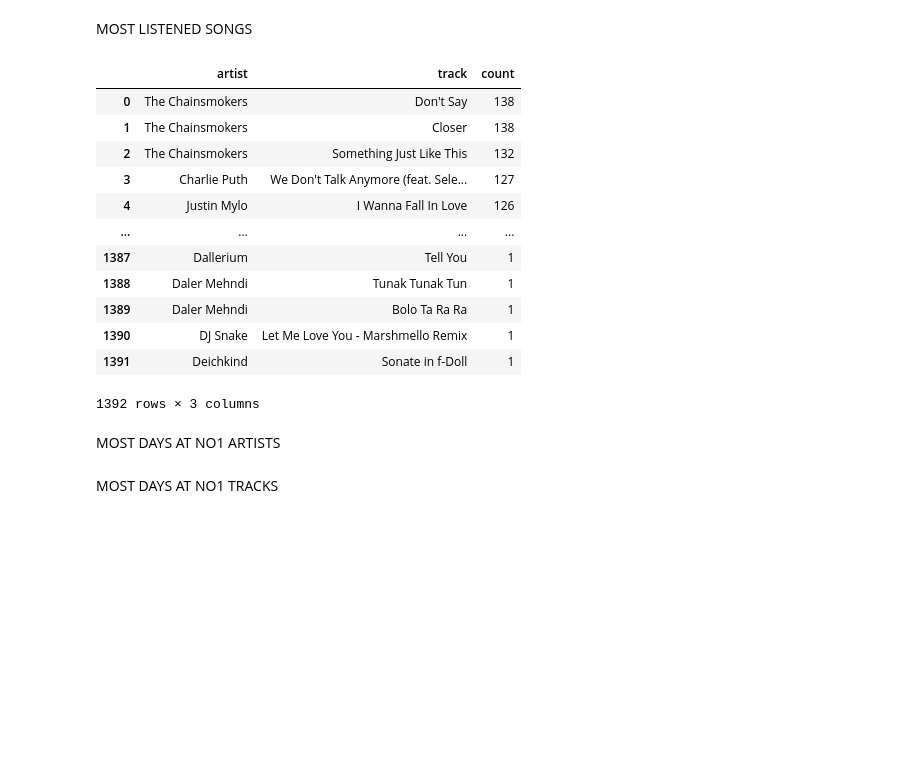
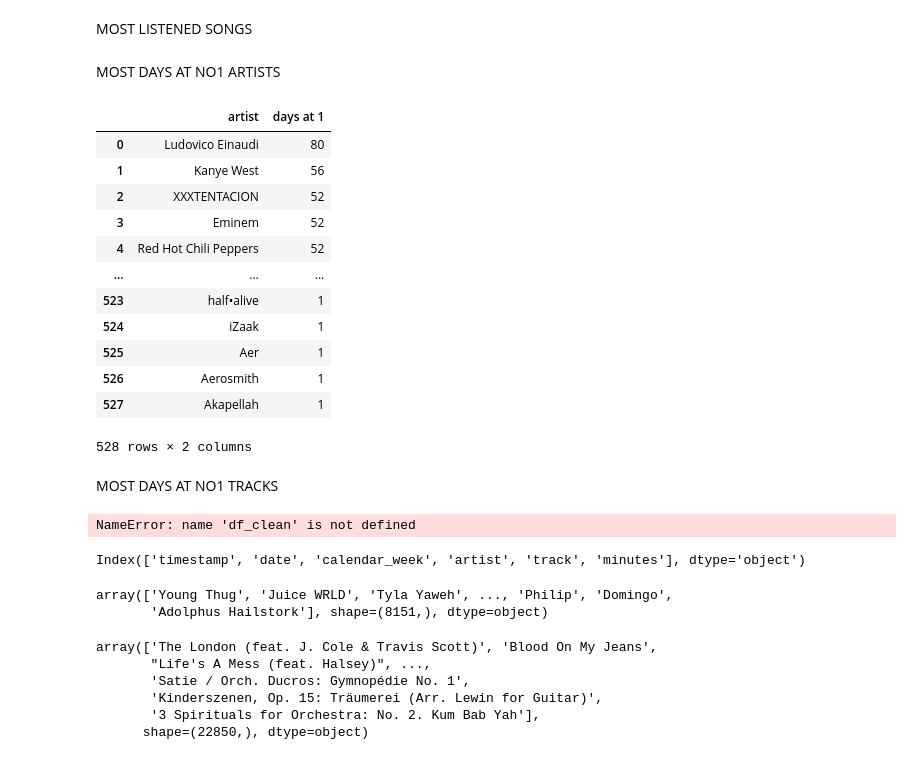
Before and after one commit to adriansanj/Spotify-Analysis-Tool, a Jupyter notebook: notebooks/test_data_extraction.ipynb, the cells around one changed output. Saved outputs shown, nothing was run; the diff lists cells and outputs as text; code cells hidden in the pictures; blank space fills up the shorter version.

```diff
--- a/notebooks/test_data_extraction.ipynb
+++ b/notebooks/test_data_extraction.ipynb
@@ -67,31 +113,53 @@ most_listened_artists_count = df_clean.groupby(['artist']).size().sort_values(as
 # %% [markdown]
 MOST LISTENED SONGS
 # %%
-most_listened_songs = df_clean.groupby(['track', 'artist'])['ms_played'].sum().reset_index().sort_values('ms_played', ascending=False)
+most_listened_songs = df_clean.groupby(['track', 'artist'])['minutes'].sum().reset_index().sort_values('minutes', ascending=False)
 most_listened_songs_count = df_clean.groupby(['artist', 'track']).size().sort_values(ascending=False).reset_index().rename(columns={0: 'count'})
-# %% [output]
-|  | artist | track | count |
-| 0 | The Chainsmokers | Don't Say | 138 |
-| 1 | The Chainsmokers | Closer | 138 |
-| 2 | The Chainsmokers | Something Just Like This | 132 |
-| 3 | Charlie Puth | We Don't Talk Anymore (feat. Sele... | 127 |
-| 4 | Justin Mylo | I Wanna Fall In Love | 126 |
-| ... | ... | ... | ... |
-| 1387 | Dallerium | Tell You | 1 |
-| 1388 | Daler Mehndi | Tunak Tunak Tun | 1 |
-| 1389 | Daler Mehndi | Bolo Ta Ra Ra | 1 |
-| 1390 | DJ Snake | Let Me Love You - Marshmello Remix | 1 |
-| 1391 | Deichkind | Sonate in f-Doll | 1 |
-1392 rows × 3 columns
 # %% [markdown]
 MOST DAYS AT NO1 ARTISTS
 # %%
-artist_daily_plays = df_clean.groupby(['date', 'artist'])['ms_played'].sum().reset_index()
-most_streamed_per_day = artist_daily_plays.loc[artist_daily_plays.groupby('date')['ms_played'].idxmax()]
-most_streamed_per_day_count = most_streamed_per_day.groupby('artist').size().sort_values(ascending=False)
+artist_daily_plays = df_clean.groupby(['date', 'artist'])['minutes'].sum().reset_index()
+most_streamed_per_day = artist_daily_plays.loc[artist_daily_plays.groupby('date')['minutes'].idxmax()]
+most_streamed_per_day_count = most_streamed_per_day.groupby('artist').size().sort_values(ascending=False).reset_index().rename(columns={0: 'days at 1'})
+
+most_streamed_per_day_count
+# %% [output]
+|  | artist | days at 1 |
+| 0 | Ludovico Einaudi | 80 |
+| 1 | Kanye West | 56 |
+| 2 | XXXTENTACION | 52 |
+| 3 | Eminem | 52 |
+| 4 | Red Hot Chili Peppers | 52 |
+| ... | ... | ... |
+| 523 | half•alive | 1 |
+| 524 | iZaak | 1 |
+| 525 | Aer | 1 |
+| 526 | Aerosmith | 1 |
+| 527 | Akapellah | 1 |
+528 rows × 2 columns
 # %% [markdown]
 MOST DAYS AT NO1 TRACKS
 # %%
-track_daily_plays = df_clean.groupby(['date', 'artist', 'track'])['ms_played'].sum().reset_index()
-most_streamed_per_day = artist_daily_plays.loc[artist_daily_plays.groupby('date')['ms_played'].idxmax()]
+track_daily_plays = df_clean.groupby(['date', 'artist', 'track'])['minutes'].sum().reset_index()
+most_streamed_per_day = artist_daily_plays.loc[artist_daily_plays.groupby('date')['minutes'].idxmax()]
 most_streamed_per_day_count = most_streamed_per_day.groupby(['artist', 'track']).size().sort_values(ascending=False)
+# %% [output]
+NameError: name 'df_clean' is not defined
+# %%
+df_clean.columns
+# %% [output]
+Index(['timestamp', 'date', 'calendar_week', 'artist', 'track', 'minutes'], dtype='object')
+# %%
+df_clean.artist.unique()
+# %% [output]
+array(['Young Thug', 'Juice WRLD', 'Tyla Yaweh', ..., 'Philip', 'Domingo',
+       'Adolphus Hailstork'], shape=(8151,), dtype=object)
+# %%
+df_clean.track.unique()
+# %% [output]
+array(['The London (feat. J. Cole & Travis Scott)', 'Blood On My Jeans',
+       "Life's A Mess (feat. Halsey)", ...,
+       'Satie / Orch. Ducros: Gymnopédie No. 1',
+       'Kinderszenen, Op. 15: Träumerei (Arr. Lewin for Guitar)',
+       '3 Spirituals for Orchestra: No. 2. Kum Bab Yah'],
+      shape=(22850,), dtype=object)
```
Also changed, not shown: parts of 19 cells of this notebook, 2 other files.
